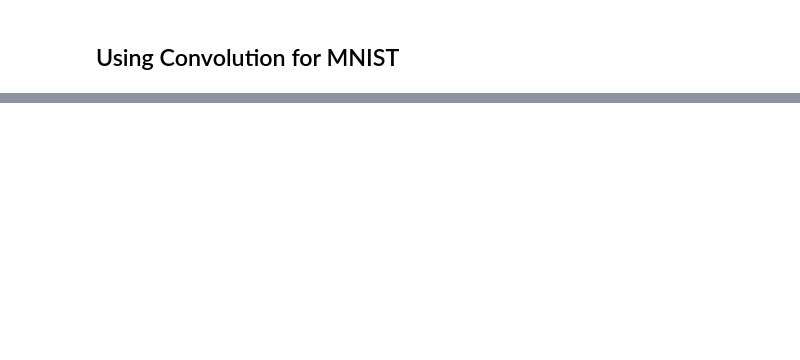
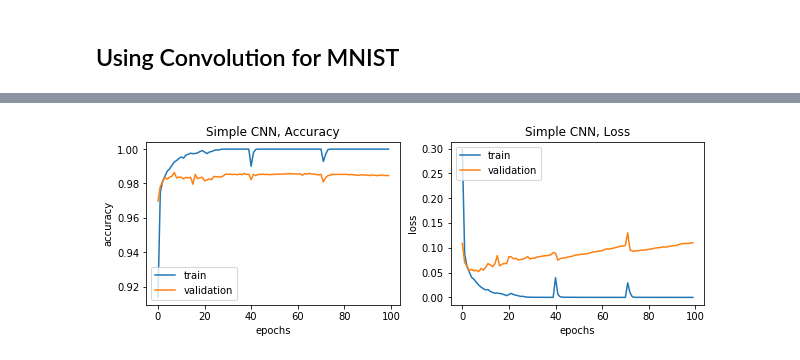
Before and after one commit to rahiakela/deep-learning--from-basics-to-practice, a Jupyter notebook: convolution_networks.ipynb, the cells around one changed output, grey strips where cells are left out. Cells and saved outputs as stored; diff of their text form; code cells hidden in the pictures; blank space fills up the shorter version.

```diff
--- a/convolution_networks.ipynb
+++ b/convolution_networks.ipynb
@@ -162,13 +167,13 @@ step. It puts the data into the structure that is expected by the
 convolution layer that will sit at the start of our convnet.
 # %%
 # A little utility to draw accuracy and loss plots
-def plot_accuracy_and_loss(history, plot_title, filename):
-    xs = range(len(history.history['acc']))
+def plot_accuracy_and_loss(history, plot_title):
+    xs = range(len(history.history['accuracy']))
 
     plt.figure(figsize=(10,3))
     plt.subplot(1, 2, 1)
-    plt.plot(xs, history.history['acc'], label='train')
-    plt.plot(xs, history.history['val_acc'], label='validation')
+    plt.plot(xs, history.history['accuracy'], label='train')
+    plt.plot(xs, history.history['val_accuracy'], label='validation')
     plt.legend(loc='lower left')
     plt.xlabel('epochs')
     plt.ylabel('accuracy')
@@ -278,0 +299,13 @@ one image.
+# %%
+def make_simple_cnn_model():
+  model = Sequential()
+  model.add(Conv2D(32, (5, 5), activation='relu', padding='same', input_shape=(image_height, image_width, 1)))
+  model.add(Flatten())
+  model.add(Dense(number_of_classes, activation='softmax'))
+
+  model.compile(loss='categorical_crossentropy', optimizer='adam', metrics=['accuracy'])
+
+  return model
+# %%
+simple_cnn_model = make_simple_cnn_model()
+simple_cnn_history = simple_cnn_model.fit(X_train, y_train, validation_data=(X_test, y_test), epochs=100, batch_size=256)
@@ -278,0 +330,4 @@ one image.
+# %%
+plot_accuracy_and_loss(simple_cnn_history, 'Simple CNN')
+# %% [output]
+[figure, added]
```
Also changed, not shown: parts of 21 cells of this notebook.
